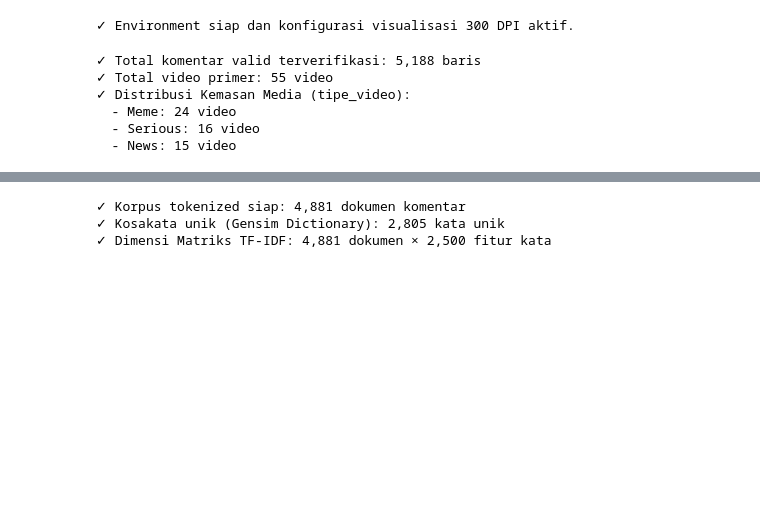
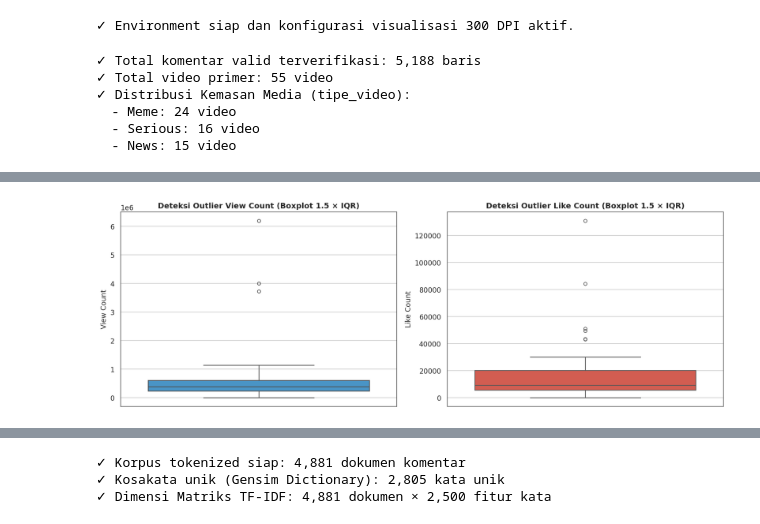
Before and after one commit to ImNotDanish05/2026_Data-Mining_TI-3A, a Jupyter notebook: Komparasi_6_Algoritma_NLP_Topic_Modeling_SINTA2.ipynb, the cells around one changed output, grey strips where cells are left out. Cells and saved outputs as stored; diff of their text form; code cells hidden in the pictures; blank space fills up the shorter version.

```diff
--- a/Komparasi_6_Algoritma_NLP_Topic_Modeling_SINTA2.ipynb
+++ b/Komparasi_6_Algoritma_NLP_Topic_Modeling_SINTA2.ipynb
@@ -74,3 +74,85 @@ for genre, count in df_videos['tipe_video'].value_counts().items():
   - Meme: 24 video
   - Serious: 16 video
   - News: 15 video
+# %%
+# ==============================================================================
+# PEMENUHAN BAB IV.3 & IV.6 DOKUMEN TUGAS MATA KULIAH DATA MINING:
+# ANALISIS STATISTIK DESKRIPTIF DATA METADATA VIDEO & DETEKSI OUTLIER BOXPLOT
+# ==============================================================================
+import matplotlib.pyplot as plt
+import numpy as np
+import pandas as pd
+import seaborn as sns
+
+# 1. Fitur numerik interaksi video YouTube
+fitur_numerik = [
+    'view_count',
+    'like_count',
+    'dislike_count_est',
+    'comment_count',
+    'engagement_rate',
+]
+
+stats_data = []
+for col in fitur_numerik:
+  if col in df_videos.columns:
+    stats_data.append({
+        'Fitur Video': col,
+        'Mean (Rata-rata)': round(df_videos[col].mean(), 2),
+        'Variance (Varians)': round(df_videos[col].var(), 2),
+        'Std Dev (Standar Deviasi)': round(df_videos[col].std(), 2),
+        'Nilai Minimum': df_videos[col].min(),
+        'Nilai Maksimum': df_videos[col].max(),
+    })
+
+df_stats = pd.DataFrame(stats_data)
+print(
+    '📊 TABEL STATISTIK DESKRIPTIF DATA VIDEO (Pemenuhan Bab IV.3 Tugas Data'
+    ' Mining):'
+)
+display(df_stats)
+
+# 2. Visualisasi Boxplot Deteksi Outlier (Pemenuhan Bab IV.6)
+fig, axes = plt.subplots(1, 2, figsize=(14, 5))
+sns.set_theme(style='whitegrid')
+
+sns.boxplot(
+    y=df_videos['view_count'],
+    color='#3498DB',
+    ax=axes[0],
+    fliersize=5,
+    linewidth=1.2,
+)
+axes[0].set_title(
+    'Deteksi Outlier View Count (Boxplot 1.5 × IQR)',
+    fontsize=12,
+    fontweight='bold',
+)
+axes[0].set_ylabel('View Count', fontsize=11)
+
+sns.boxplot(
+    y=df_videos['like_count'],
+    color='#E74C3C',
+    ax=axes[1],
+    fliersize=5,
+    linewidth=1.2,
+)
+axes[1].set_title(
+    'Deteksi Outlier Like Count (Boxplot 1.5 × IQR)',
+    fontsize=12,
+    fontweight='bold',
+)
+axes[1].set_ylabel('Like Count', fontsize=11)
+
+plt.tight_layout()
+plt.savefig(
+    'gambar_sinta2/boxplot_outlier_metadata_video.png',
+    dpi=300,
+    bbox_inches='tight',
+)
+plt.show()
+print(
+    '✓ Boxplot outlier video berhasil disimpan ke:'
+    ' gambar_sinta2/boxplot_outlier_metadata_video.png'
+)
+# %% [output]
@@ -76,0 +166 @@ for genre, count in df_videos['tipe_video'].value_counts().items():
+[figure, added]
```
Also changed, not shown: parts of 15 cells of this notebook.
